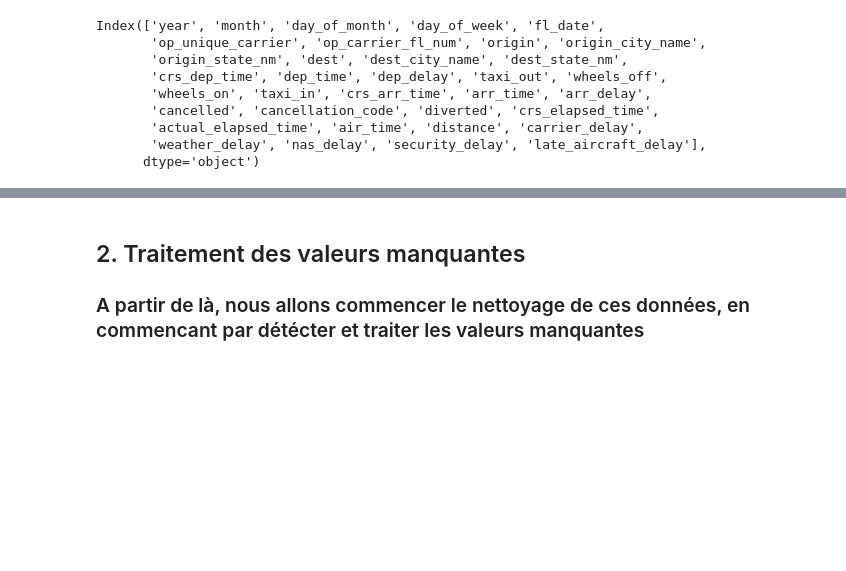
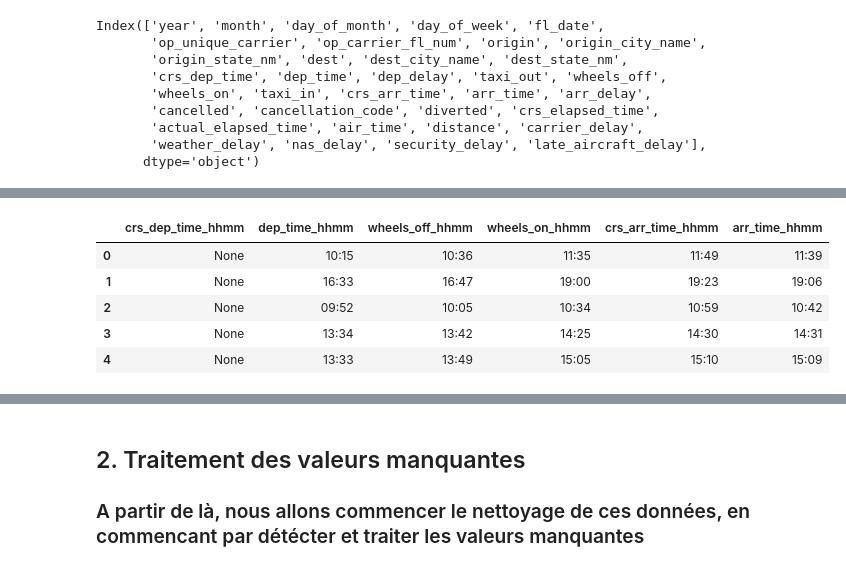
Before and after one commit to ManalRabehi/Flights-Delay-MLOps-Pipeline, a Jupyter notebook: notebooks/01_data_cleaning.ipynb, the cells around one changed output, grey strips where cells are left out. Drawn from its saved outputs; the diff is of its cells as text; code cells hidden in the pictures; blank space fills up the shorter version.

```diff
--- a/notebooks/01_data_cleaning.ipynb
+++ b/notebooks/01_data_cleaning.ipynb
@@ -127,0 +142,26 @@ memory usage: 2.2 MB
+# %%
+
+# Fonction pour convertir HHMM → hh:mm
+def hhmm_format(hhmm):
+    try:
+        hhmm = int(hhmm)          # s'assure que c'est un entier
+        hours = hhmm // 100
+        mins = hhmm % 100
+        return f"{hours:02d}:{mins:02d}"
+    except:
+        return None  # gère les valeurs manquantes ou incorrectes
+
+# Appliquer la conversion à toutes les colonnes de temps
+for col in time_cols:
+    raw_data[col + '_hhmm'] = raw_data[col].apply(hhmm_format)
+
+# Vérifier le résultat
+raw_data[['crs_dep_time_hhmm', 'dep_time_hhmm', 'wheels_off_hhmm', 'wheels_on_hhmm', 'crs_arr_time_hhmm',
+    'arr_time_hhmm']].head()
+# %% [output]
+|  | crs_dep_time_hhmm | dep_time_hhmm | wheels_off_hhmm | wheels_on_hhmm | crs_arr_time_hhmm | arr_time_hhmm |
+| 0 | None | 10:15 | 10:36 | 11:35 | 11:49 | 11:39 |
+| 1 | None | 16:33 | 16:47 | 19:00 | 19:23 | 19:06 |
+| 2 | None | 09:52 | 10:05 | 10:34 | 10:59 | 10:42 |
+| 3 | None | 13:34 | 13:42 | 14:25 | 14:30 | 14:31 |
+| 4 | None | 13:33 | 13:49 | 15:05 | 15:10 | 15:09 |
```
Also changed, not shown: parts of 3 cells of this notebook.
